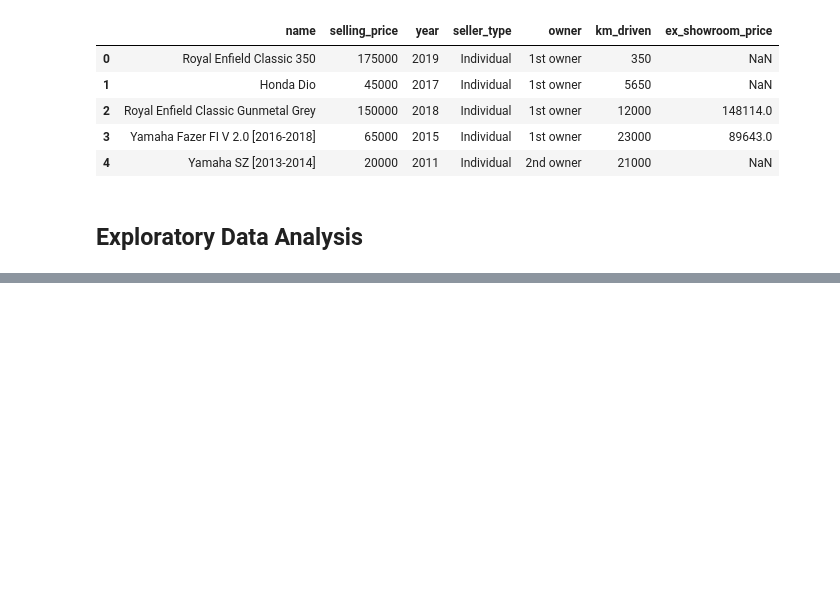
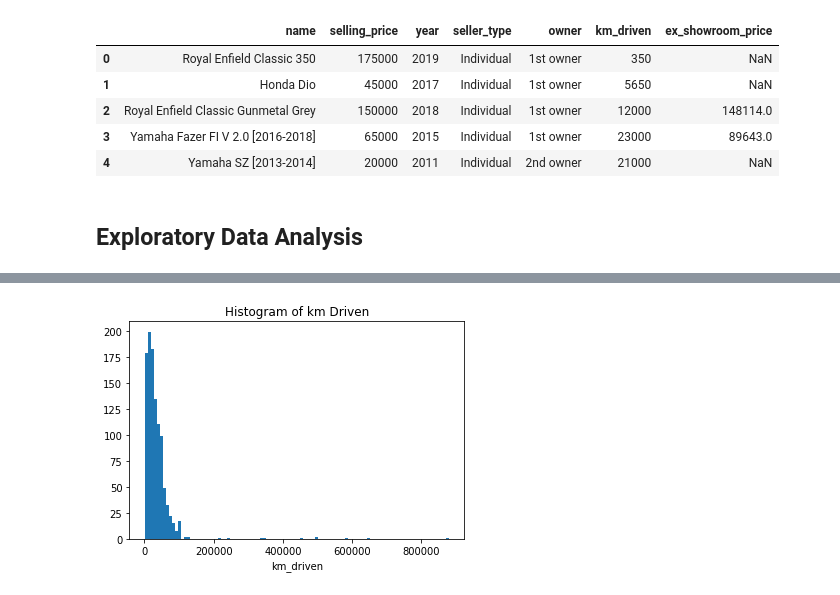
Before and after one commit to xaviergenelin/Motorcycle-Sale-Analysis, a Jupyter notebook: motorcycleAnalysis.ipynb, the cells around one changed output, grey strips where cells are left out. Cells and saved outputs as stored; diff of their text form; code cells hidden in the pictures; blank space fills up the shorter version.

```diff
--- a/motorcycleAnalysis.ipynb
+++ b/motorcycleAnalysis.ipynb
@@ -23,0 +81,8 @@ Text explaining this section
+# %%
+plt.hist(df['km_driven'], bins = 100)
+plt.title('Histogram of km Driven')
+plt.xlabel('km_driven')
+plt.show()
+plt.close()
+# %% [output]
+[figure, added]
```
Also changed, not shown: parts of 19 cells of this notebook.
